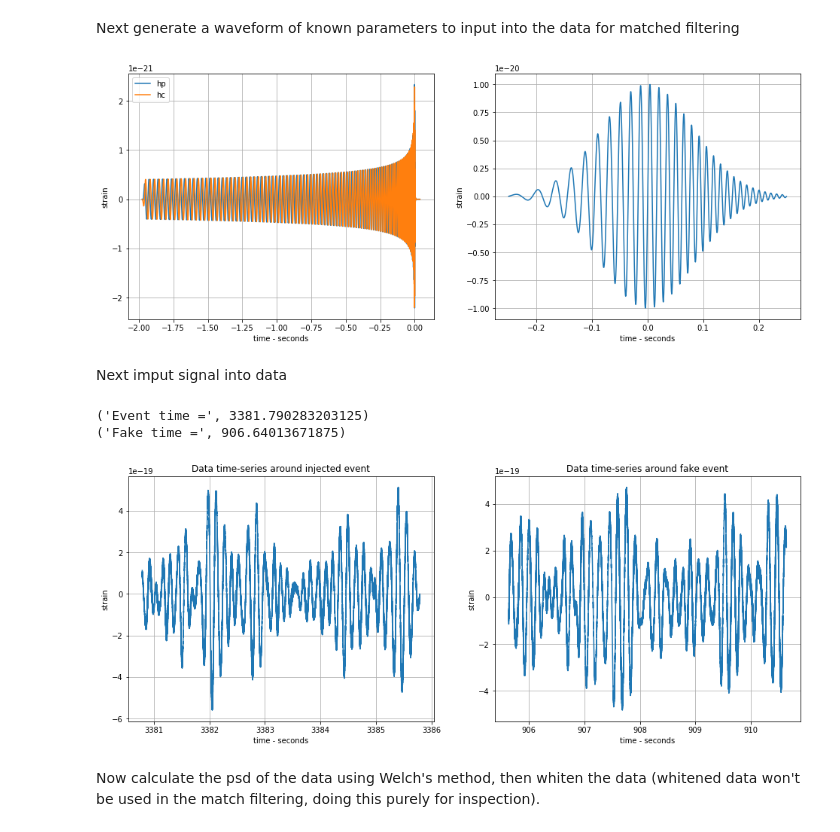
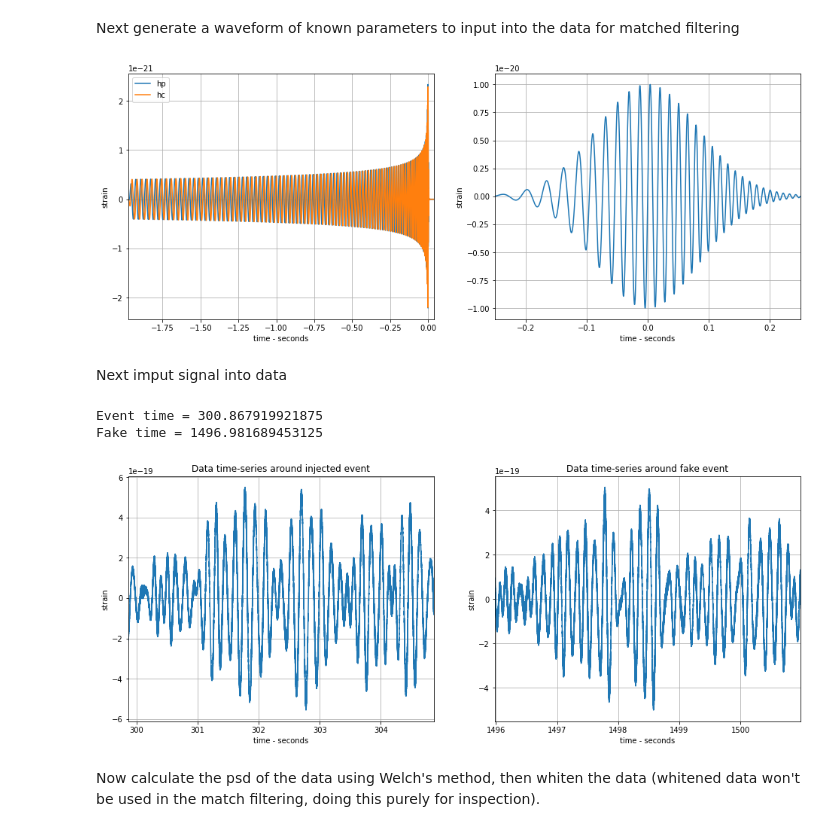
Before and after one commit to connor-mcisaac/gw_test, a Jupyter notebook: FFTonly/MatchedFilter.ipynb, the cells around one changed output. Saved outputs shown, nothing was run; the diff lists cells and outputs as text; code cells hidden in the pictures.

```diff
--- a/FFTonly/MatchedFilter.ipynb
+++ b/FFTonly/MatchedFilter.ipynb
@@ -73,52 +74,56 @@ plt.figure(figsize=(16, 6))
 plt.subplot(1, 2, 1)
 plt.plot(ht, hp, label='hp')
 plt.plot(ht, hc, label='hc')
+plt.xlim([ht[0], ht[-1]])
 plt.xlabel('time - seconds')
 plt.ylabel('strain')
 plt.legend()
 plt.grid()
 plt.subplot(1, 2, 2)
 plt.plot(x_fake*dt, y_fake)
+plt.xlim([x_fake[0]*dt, x_fake[-1]*dt])
 plt.xlabel('time - seconds')
 plt.ylabel('strain')
 plt.grid()
 # %% [output]
-[figure, old version]
+[figure, new version]
 # %% [markdown]
 Next imput signal into data
 # %%
 #Place data within noise
 eventi = int( np.random.rand(1) * (len(strain) - len(ht)) )
 eventt = eventi*dt
 data = np.zeros((len(strain)), dtype='float')
 data[eventi:eventi+len(ht)] += hp
 data += strain
 print('Event time =', eventt)
 
 #Place fake signal within noise
 fakei = int( np.random.rand(1) * (len(strain) - len(y_fake)) )
 faket = fakei*dt
 data[fakei:fakei+len(y_fake)] += y_fake
 print('Fake time =', faket)
 
 #Plot new data time series around event
 plt.figure(figsize=(16, 6))
 plt.subplot(1, 2, 1)
 plt.plot(ts[eventi-fs:eventi+fs*4], data[eventi-fs:eventi+fs*4])
+plt.xlim([eventt-1, eventt+4])
 plt.title('Data time-series around injected event')
 plt.xlabel('time - seconds')
 plt.ylabel('strain')
 plt.grid()
 plt.subplot(1, 2, 2)
 plt.plot(ts[fakei-fs:fakei+fs*4], data[fakei-fs:fakei+fs*4])
+plt.xlim([faket-1, faket+4])
 plt.title('Data time-series around fake event')
 plt.xlabel('time - seconds')
 plt.ylabel('strain')
 plt.grid()
 # %% [output]
-('Event time =', 3381.790283203125)
-('Fake time =', 906.64013671875)
+Event time = 300.867919921875
+Fake time = 1496.981689453125
-[figure, old version]
+[figure, new version]
 # %% [markdown]
 Now calculate the psd of the data using Welch's method, then whiten the data (whitened data won't be used in the match filtering, doing this purely for inspection).
 # %%
```
Also changed, not shown: parts of 6 cells of this notebook.
